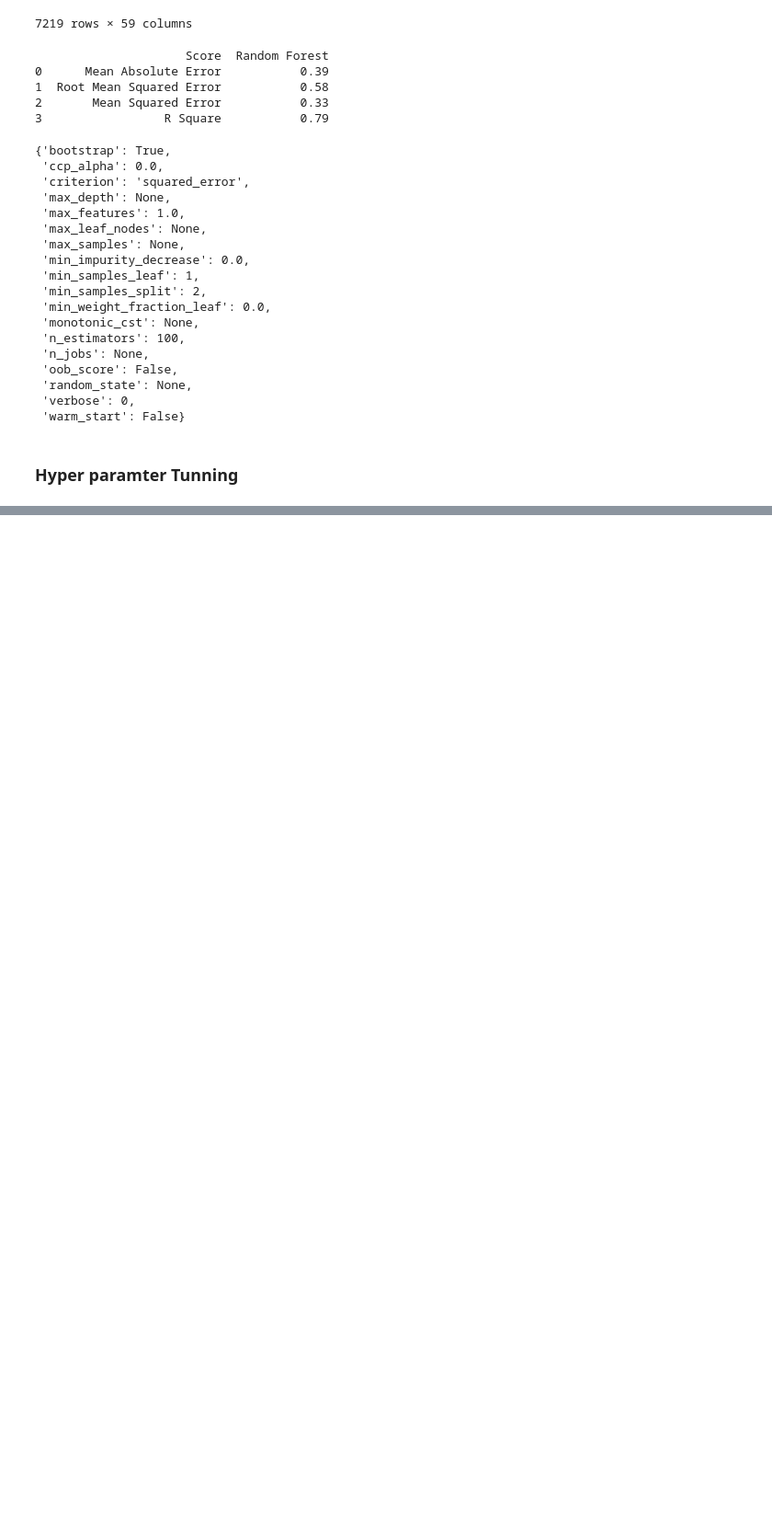
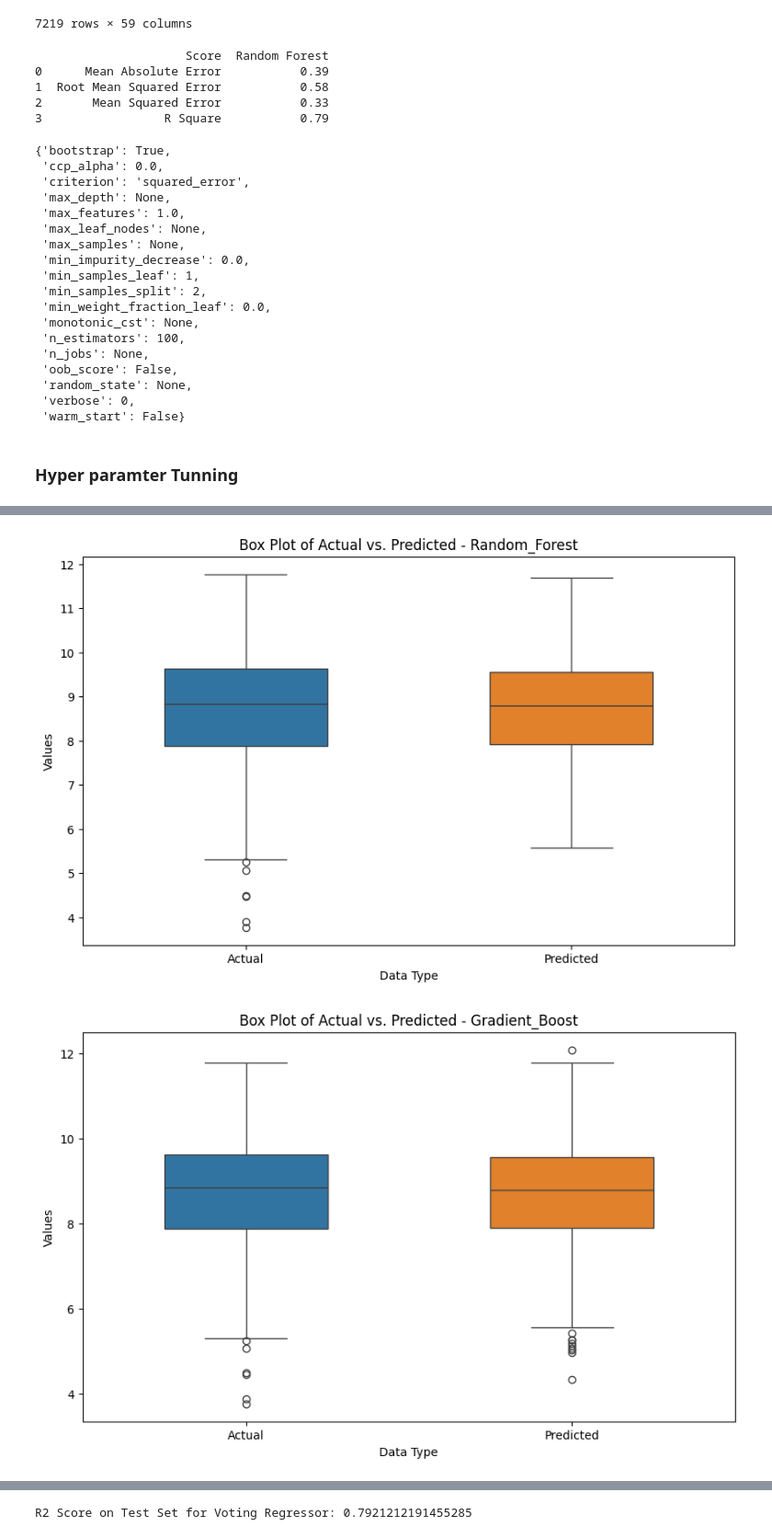
Before and after one commit to Hitesh-Nimbalkar/Shipment_Pricing_MLOPS, a Jupyter notebook: EDA/Model Loop/Model_building.ipynb, the cells around one changed output, grey strips where cells are left out. Shown at 92% size. Drawn from its saved outputs; the diff is of its cells as text; code cells hidden in the pictures; blank space fills up the shorter version.

```diff
--- a/EDA/Model Loop/Model_building.ipynb
+++ b/EDA/Model Loop/Model_building.ipynb
@@ -645,0 +794,20 @@ plot_feature_importance()
+# %%
+def plot_actual_vs_predicted_boxplot(result_data, Model):
+    # Create a new DataFrame with 'y_test' and 'y_pred'
+    data_to_plot = pd.DataFrame({'Actual': result_data['y_test'], 'Predicted': result_data['y_pred']})
+
+    # Use Seaborn to create a box plot
+    plt.figure(figsize=(10, 6))
+    sns.boxplot(data=data_to_plot, width=0.5)
+    plt.title(f'Box Plot of Actual vs. Predicted - {Model}')
+    plt.xlabel('Data Type')
+    plt.ylabel('Values')
+    plt.show()
+
+# Example usage with different models
+plot_actual_vs_predicted_boxplot(result_data_rf, Model="Random_Forest")
+plot_actual_vs_predicted_boxplot(result_data_gb, Model='Gradient_Boost')
+plot_actual_vs_predicted_boxplot(result_data_xgb, Model='XG_Boost')
+# %% [output]
+[figure, added]
+[figure, added]
@@ -645,0 +815,21 @@ plot_feature_importance()
+# %%
+# Create a Voting Regressor
+voting_regressor = VotingRegressor(estimators=[
+    ('Random Forest', best_rf_model),
+    ('Gradient Boosting', best_gb_model),
+    ('XGBoost', best_xgb_model)
+])
+
+# Train the Voting Regressor
+voting_regressor.fit(X_train_transformed, y_train_transformed)
+
+# Make predictions on the test set using the Voting Regressor
+y_pred_voting = voting_regressor.predict(X_test_transformed)
+
+# Evaluate the Voting Regressor using R2 score
+r2_voting = r2_score(y_test_transformed, y_pred_voting)
+result_data_voting = pd.DataFrame({'y_test': y_test_transformed, 'y_pred': y_pred_voting})
+
+print("R2 Score on Test Set for Voting Regressor:", r2_voting)
+# %% [output]
+R2 Score on Test Set for Voting Regressor: 0.7921212191455285
```
Also changed, not shown: parts of 17 cells of this notebook, 1 other file.
